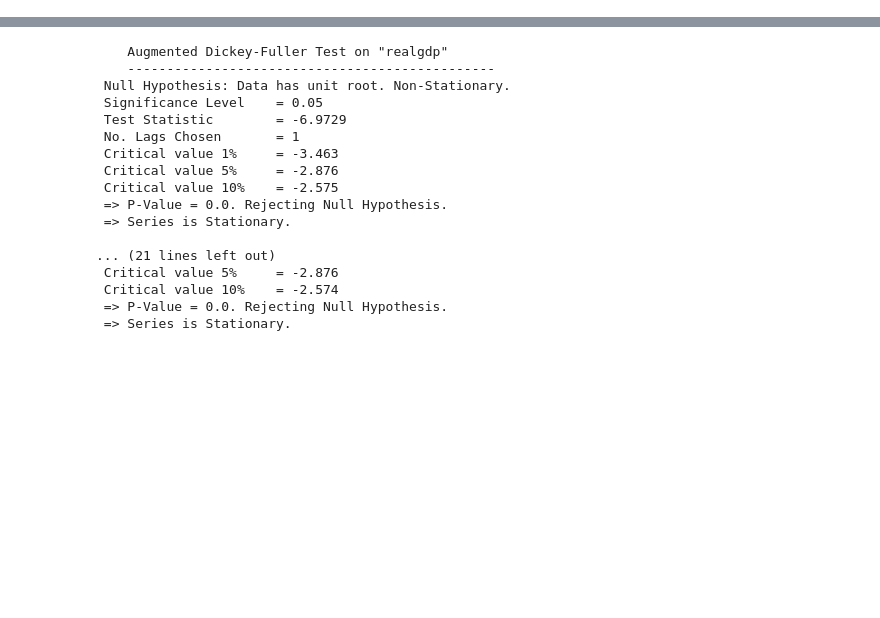
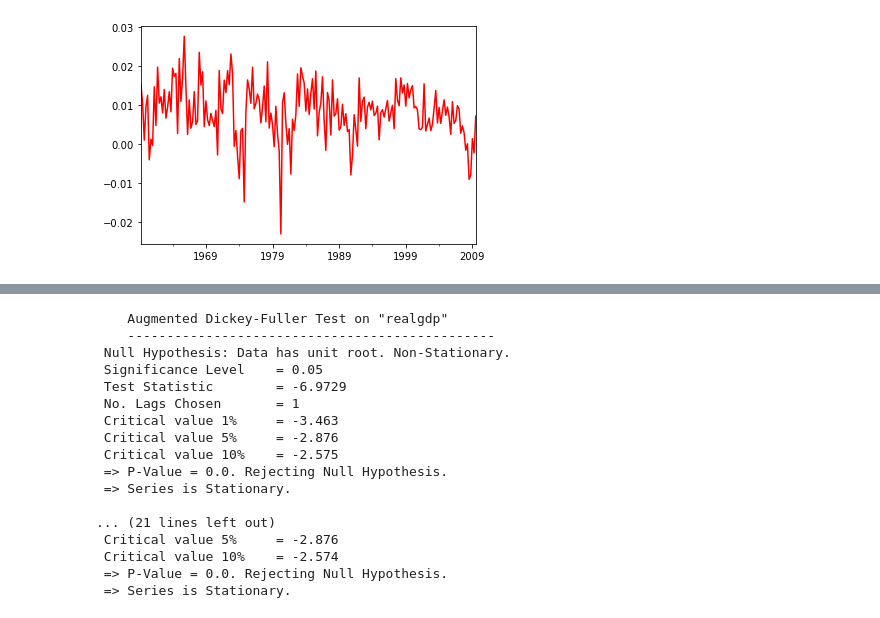
Before and after one commit to jslr1997/ECOG2046, a Jupyter notebook: notebooks/8_VAR.ipynb, the cells around one changed output, grey strips where cells are left out. Saved outputs shown, nothing was run; the diff lists cells and outputs as text; code cells hidden in the pictures; blank space fills up the shorter version.

```diff
--- a/notebooks/8_VAR.ipynb
+++ b/notebooks/8_VAR.ipynb
@@ -42,0 +44,5 @@ data['realgdp'].plot()
+# %%
+data['realcons'].plot(color = 'r')
+plt.show()
+# %% [output]
+[figure, added]
```
Also changed, not shown: parts of 30 cells of this notebook, 1 other file.
